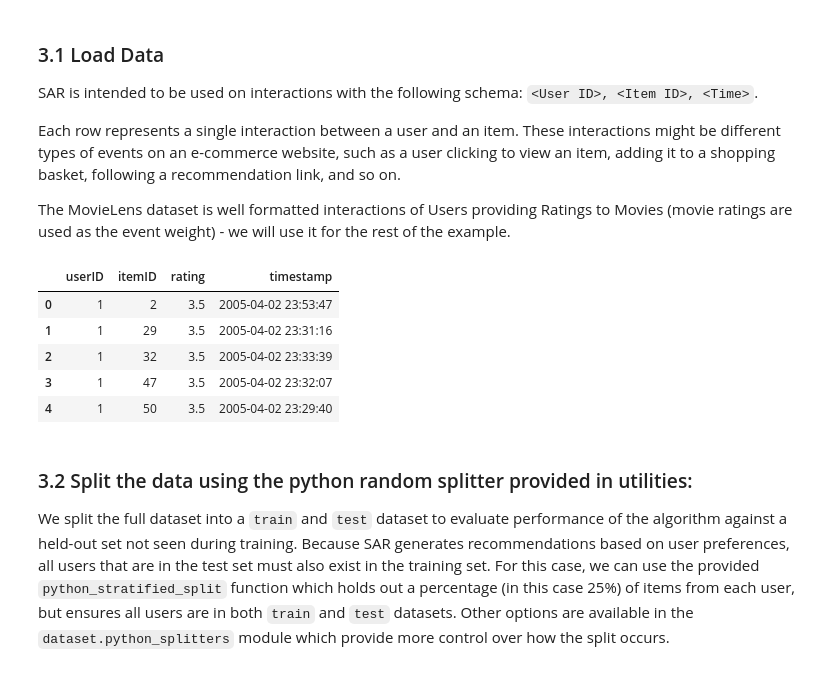
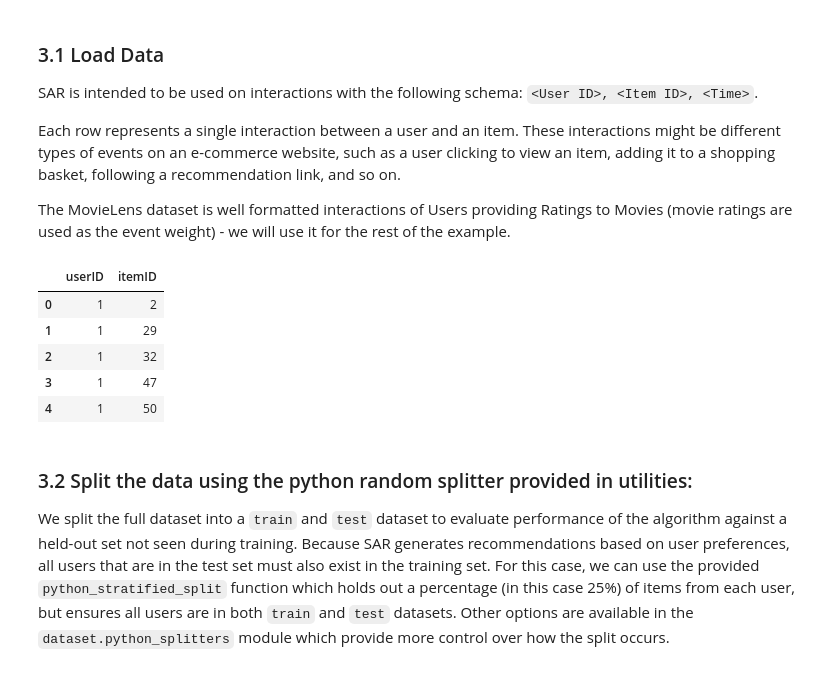
Before and after one commit to PUT-RecSys-Research/qpera-thesis, a Jupyter notebook: notebooks/CF.ipynb, the cells around one changed output. Saved outputs shown, nothing was run; the diff lists cells and outputs as text; code cells hidden in the pictures.

```diff
--- a/notebooks/CF.ipynb
+++ b/notebooks/CF.ipynb
@@ -123,26 +123,26 @@ The MovieLens dataset is well formatted interactions of Users providing Ratings
 # %%
 # data = movielens.load_pandas_df(
 #     size=MOVIELENS_DATA_SIZE,
 #     header=["userID", "itemID", "rating", "timestamp"],
 #     title_col="title",
 # )
 
 import dataset_loader
 
 
-data = dataset_loader.loader("movielens", want_col=["userID", "itemID", "rating", "timestamp"])
+data = dataset_loader.loader("movielens", want_col=["userID", "itemID"])
 
 # Convert the float precision to 32-bit in order to reduce memory consumption
-data["rating"] = data["rating"].astype(np.float32)
+# data["rating"] = data["rating"].astype(np.float32)
 
 data.head()
 # %% [output]
-|  | userID | itemID | rating | timestamp |
-| 0 | 1 | 2 | 3.5 | 2005-04-02 23:53:47 |
-| 1 | 1 | 29 | 3.5 | 2005-04-02 23:31:16 |
-| 2 | 1 | 32 | 3.5 | 2005-04-02 23:33:39 |
-| 3 | 1 | 47 | 3.5 | 2005-04-02 23:32:07 |
-| 4 | 1 | 50 | 3.5 | 2005-04-02 23:29:40 |
+|  | userID | itemID |
+| 0 | 1 | 2 |
+| 1 | 1 | 29 |
+| 2 | 1 | 32 |
+| 3 | 1 | 47 |
+| 4 | 1 | 50 |
 # %% [markdown]
 ### 3.2 Split the data using the python random splitter provided in utilities:
 
```
Also changed, not shown: parts of 4 cells of this notebook, 1 other file.
